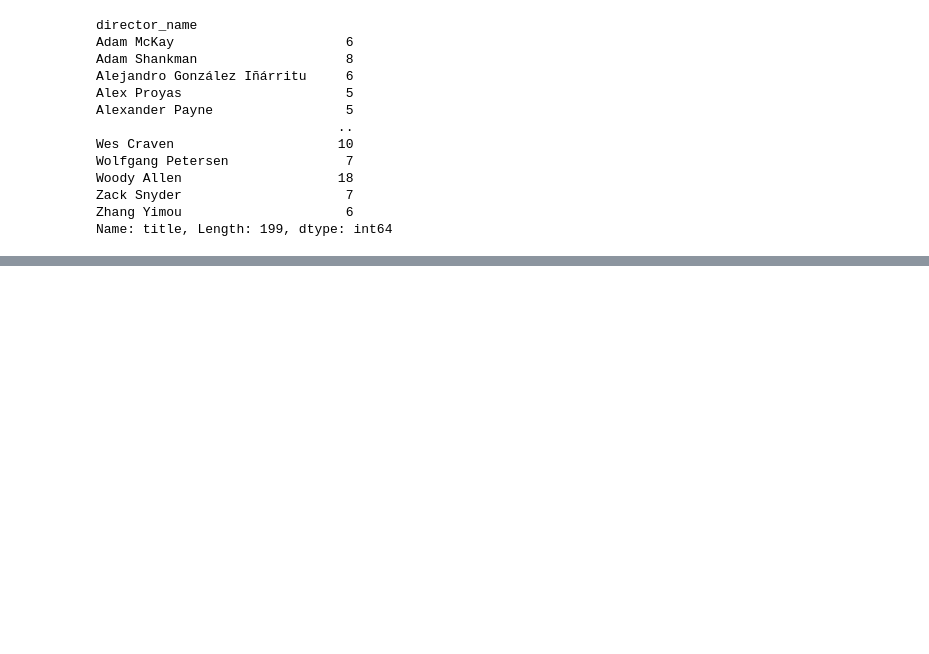
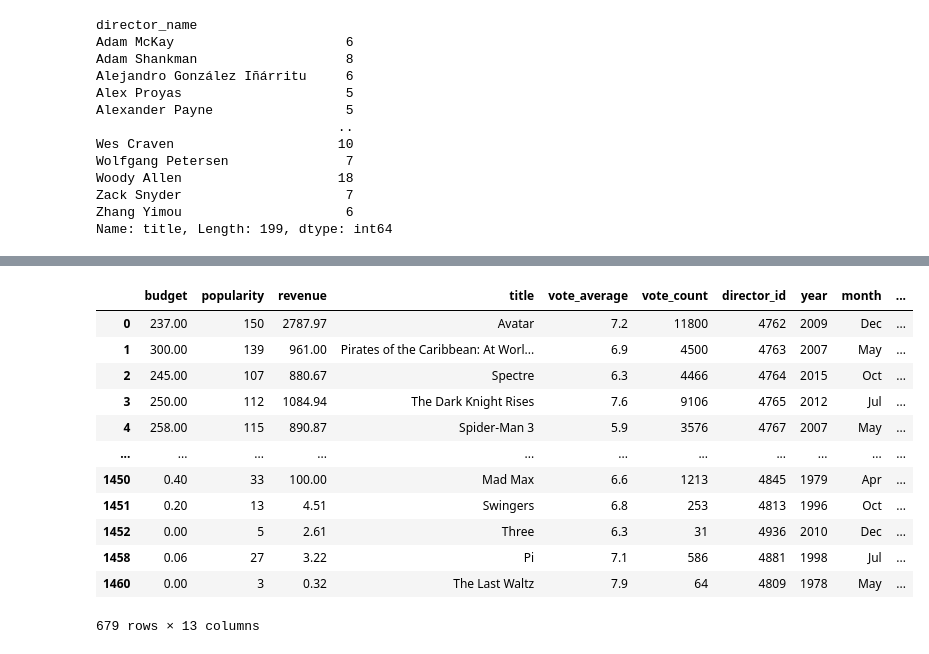
Before and after one commit to jeeet0700/Pandas, a Jupyter notebook: Pandas final cut.ipynb, the cells around one changed output, grey strips where cells are left out. Cells and saved outputs as stored; diff of their text form; code cells hidden in the pictures; blank space fills up the shorter version.

```diff
--- a/Pandas final cut.ipynb
+++ b/Pandas final cut.ipynb
@@ -2246,0 +2263,16 @@ df5.sort_values(by=["productivity"],ascending=False)
+# %%
+df.groupby(["director_name"]).filter(lambda x:x["budget"].max()>=100)
+# %% [output]
+|  | budget | popularity | revenue | title | vote_average | vote_count | director_id | year | month | ... |
+| 0 | 237.00 | 150 | 2787.97 | Avatar | 7.2 | 11800 | 4762 | 2009 | Dec | ... |
+| 1 | 300.00 | 139 | 961.00 | Pirates of the Caribbean: At Worl... | 6.9 | 4500 | 4763 | 2007 | May | ... |
+| 2 | 245.00 | 107 | 880.67 | Spectre | 6.3 | 4466 | 4764 | 2015 | Oct | ... |
+| 3 | 250.00 | 112 | 1084.94 | The Dark Knight Rises | 7.6 | 9106 | 4765 | 2012 | Jul | ... |
+| 4 | 258.00 | 115 | 890.87 | Spider-Man 3 | 5.9 | 3576 | 4767 | 2007 | May | ... |
+| ... | ... | ... | ... | ... | ... | ... | ... | ... | ... | ... |
+| 1450 | 0.40 | 33 | 100.00 | Mad Max | 6.6 | 1213 | 4845 | 1979 | Apr | ... |
+| 1451 | 0.20 | 13 | 4.51 | Swingers | 6.8 | 253 | 4813 | 1996 | Oct | ... |
+| 1452 | 0.00 | 5 | 2.61 | Three | 6.3 | 31 | 4936 | 2010 | Dec | ... |
+| 1458 | 0.06 | 27 | 3.22 | Pi | 7.1 | 586 | 4881 | 1998 | Jul | ... |
+| 1460 | 0.00 | 3 | 0.32 | The Last Waltz | 7.9 | 64 | 4809 | 1978 | May | ... |
+679 rows × 13 columns
```
Also changed, not shown: parts of 40 cells of this notebook.
